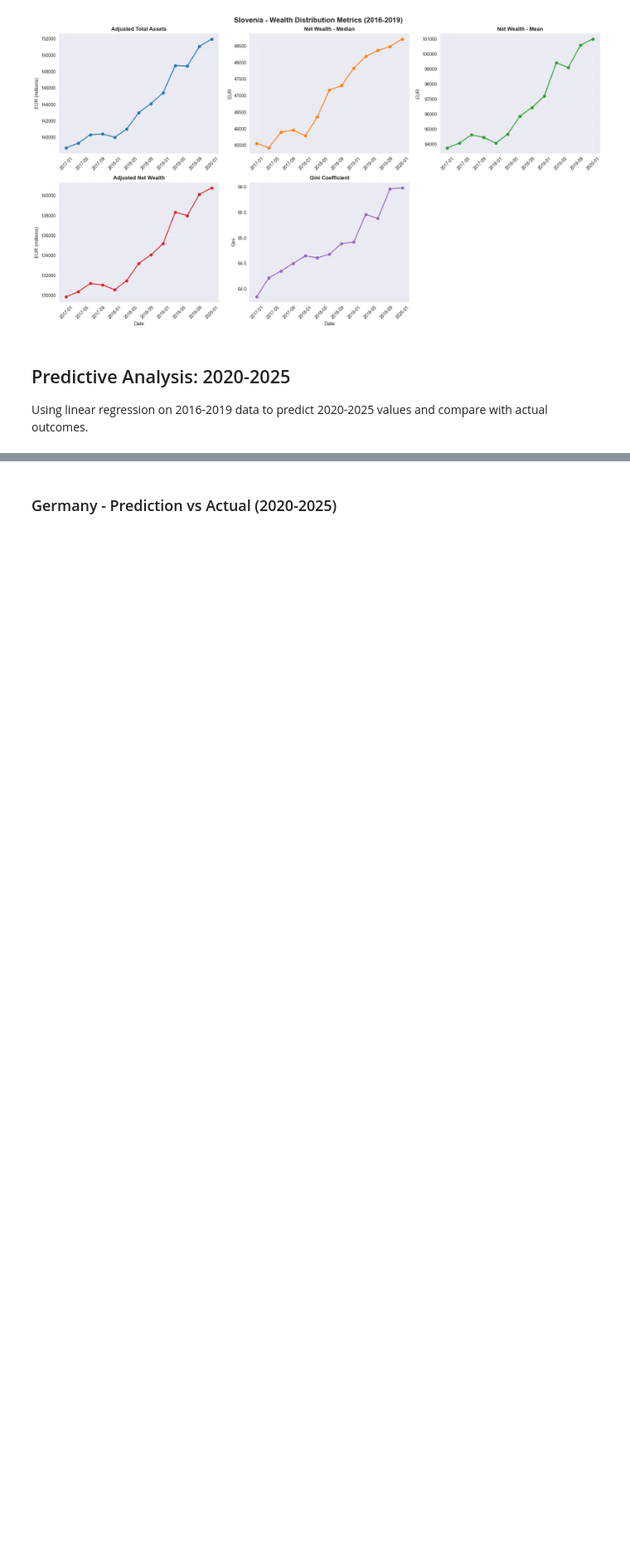
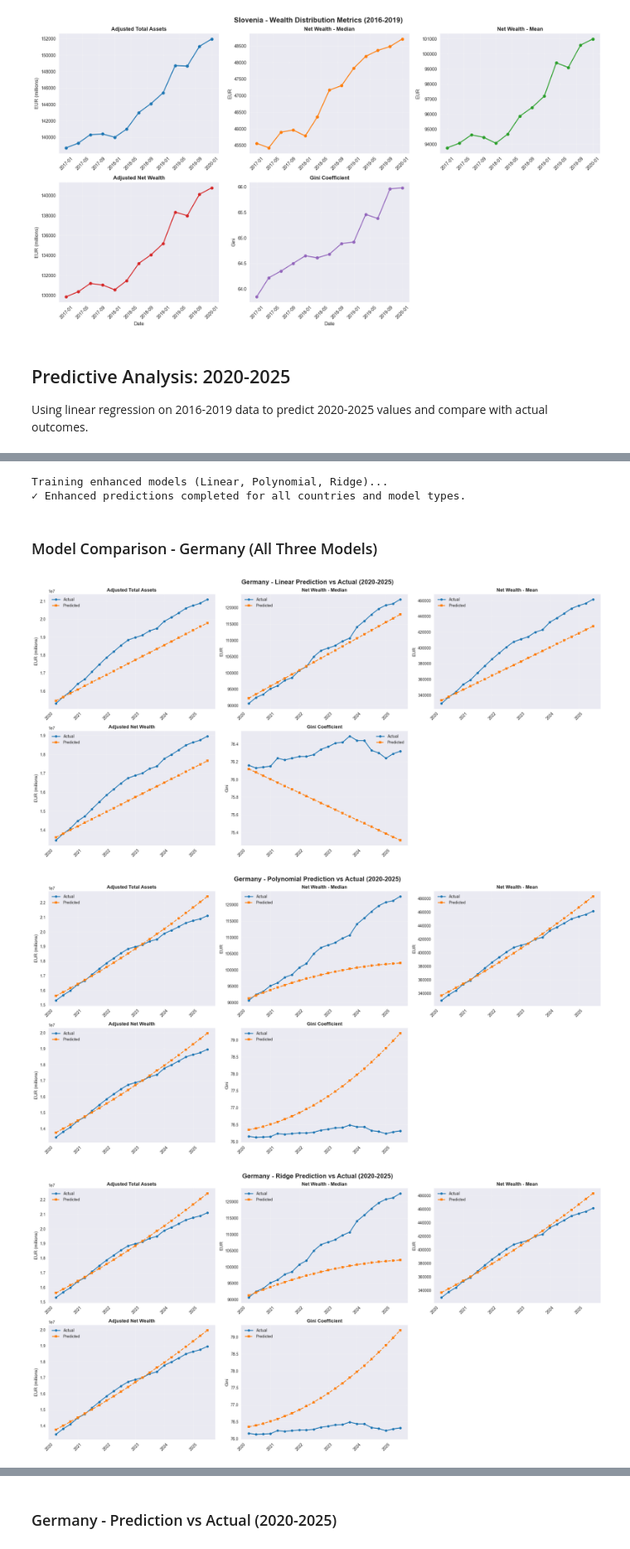
Before and after one commit to clement-antoine-xavier/covid-19-wealth-distribution, a Jupyter notebook: Covid-19 - Wealth Distribution.ipynb, the cells around one changed output, grey strips where cells are left out. Shown at 83% size. Drawn from its saved outputs; the diff is of its cells as text; code cells hidden in the pictures; blank space fills up the shorter version.

Commit message:
Feat: Update the prediction

```diff
--- a/Covid-19 - Wealth Distribution.ipynb
+++ b/Covid-19 - Wealth Distribution.ipynb
@@ -844,0 +908,27 @@ Using linear regression on 2016-2019 data to predict 2020-2025 values and compar
+# %%
+# ===== Train Multiple Model Types for Comparison =====
+# Compare Linear, Polynomial (degree 2), and Ridge regression approaches
+# This helps identify which model best captures pre-pandemic patterns
+
+print("Training enhanced models (Linear, Polynomial, Ridge)...")
+
+# Dictionary to store all model predictions
+enhanced_predictions = {}
+
+for code in ['DE', 'FR', 'LT']:
+    enhanced_predictions[code] = compare_models(train_data, test_data, code)
+
+print("✓ Enhanced predictions completed for all countries and model types.")
+# %% [output]
+Training enhanced models (Linear, Polynomial, Ridge)...
+✓ Enhanced predictions completed for all countries and model types.
+# %% [markdown]
+### Model Comparison - Germany (All Three Models)
+# %%
+# Visualize all three model types for Germany
+for model_name, preds in enhanced_predictions['DE'].items():
+    plot_prediction_vs_actual(test_data, preds, 'DE', model_name)
+# %% [output]
+[figure, added]
+[figure, added]
+[figure, added]
```
Also changed, not shown: parts of 9 cells of this notebook, 1 other file.
